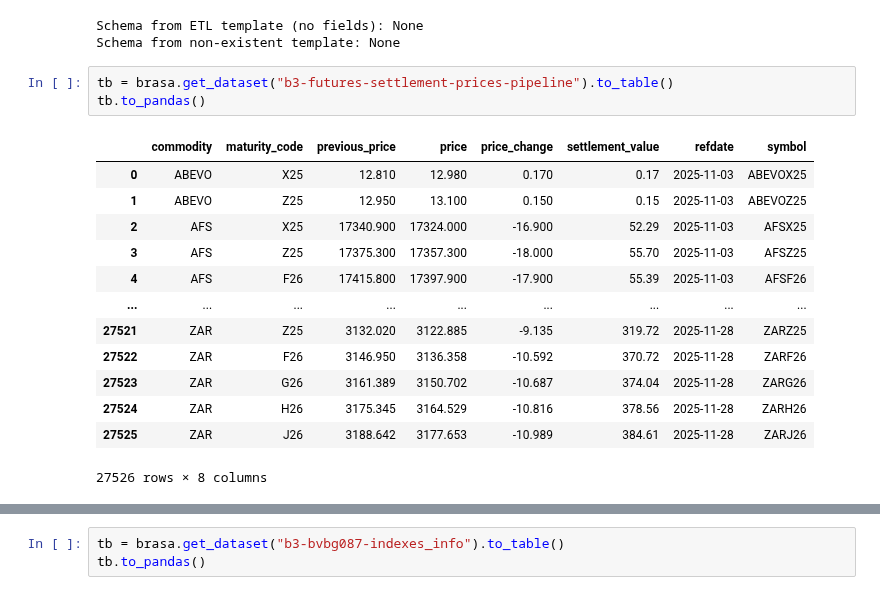
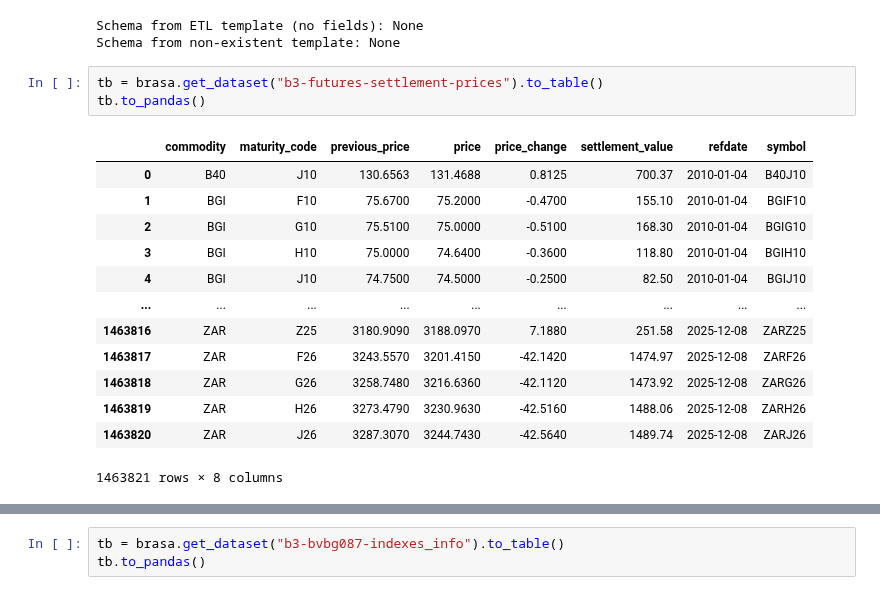
Before and after one commit to wilsonfreitas/brasa, a Jupyter notebook: notebooks/test-downloaders.ipynb, the cells around one changed output, grey strips where cells are left out. Saved outputs shown, nothing was run; the diff lists cells and outputs as text.

```diff
--- a/notebooks/test-downloaders.ipynb
+++ b/notebooks/test-downloaders.ipynb
@@ -72,19 +72,19 @@ print(f"Schema from non-existent template: {schema_nonexistent}")
 Schema from ETL template (no fields): None
 Schema from non-existent template: None
 # %%
-tb = brasa.get_dataset("b3-futures-settlement-prices-pipeline").to_table()
+tb = brasa.get_dataset("b3-futures-settlement-prices").to_table()
 tb.to_pandas()
 # %% [output]
 |  | commodity | maturity_code | previous_price | price | price_change | settlement_value | refdate | symbol |
-| 0 | ABEVO | X25 | 12.810 | 12.980 | 0.170 | 0.17 | 2025-11-03 | ABEVOX25 |
-| 1 | ABEVO | Z25 | 12.950 | 13.100 | 0.150 | 0.15 | 2025-11-03 | ABEVOZ25 |
-| 2 | AFS | X25 | 17340.900 | 17324.000 | -16.900 | 52.29 | 2025-11-03 | AFSX25 |
-| 3 | AFS | Z25 | 17375.300 | 17357.300 | -18.000 | 55.70 | 2025-11-03 | AFSZ25 |
-| 4 | AFS | F26 | 17415.800 | 17397.900 | -17.900 | 55.39 | 2025-11-03 | AFSF26 |
+| 0 | B40 | J10 | 130.6563 | 131.4688 | 0.8125 | 700.37 | 2010-01-04 | B40J10 |
+| 1 | BGI | F10 | 75.6700 | 75.2000 | -0.4700 | 155.10 | 2010-01-04 | BGIF10 |
+| 2 | BGI | G10 | 75.5100 | 75.0000 | -0.5100 | 168.30 | 2010-01-04 | BGIG10 |
+| 3 | BGI | H10 | 75.0000 | 74.6400 | -0.3600 | 118.80 | 2010-01-04 | BGIH10 |
+| 4 | BGI | J10 | 74.7500 | 74.5000 | -0.2500 | 82.50 | 2010-01-04 | BGIJ10 |
 | ... | ... | ... | ... | ... | ... | ... | ... | ... |
-| 27521 | ZAR | Z25 | 3132.020 | 3122.885 | -9.135 | 319.72 | 2025-11-28 | ZARZ25 |
-| 27522 | ZAR | F26 | 3146.950 | 3136.358 | -10.592 | 370.72 | 2025-11-28 | ZARF26 |
-| 27523 | ZAR | G26 | 3161.389 | 3150.702 | -10.687 | 374.04 | 2025-11-28 | ZARG26 |
-| 27524 | ZAR | H26 | 3175.345 | 3164.529 | -10.816 | 378.56 | 2025-11-28 | ZARH26 |
-| 27525 | ZAR | J26 | 3188.642 | 3177.653 | -10.989 | 384.61 | 2025-11-28 | ZARJ26 |
+| 1463816 | ZAR | Z25 | 3180.9090 | 3188.0970 | 7.1880 | 251.58 | 2025-12-08 | ZARZ25 |
+| 1463817 | ZAR | F26 | 3243.5570 | 3201.4150 | -42.1420 | 1474.97 | 2025-12-08 | ZARF26 |
+| 1463818 | ZAR | G26 | 3258.7480 | 3216.6360 | -42.1120 | 1473.92 | 2025-12-08 | ZARG26 |
+| 1463819 | ZAR | H26 | 3273.4790 | 3230.9630 | -42.5160 | 1488.06 | 2025-12-08 | ZARH26 |
+| 1463820 | ZAR | J26 | 3287.3070 | 3244.7430 | -42.5640 | 1489.74 | 2025-12-08 | ZARJ26 |
-27526 rows × 8 columns
+1463821 rows × 8 columns
```
Also changed, not shown: parts of 1 cell of this notebook, 12 other files.
